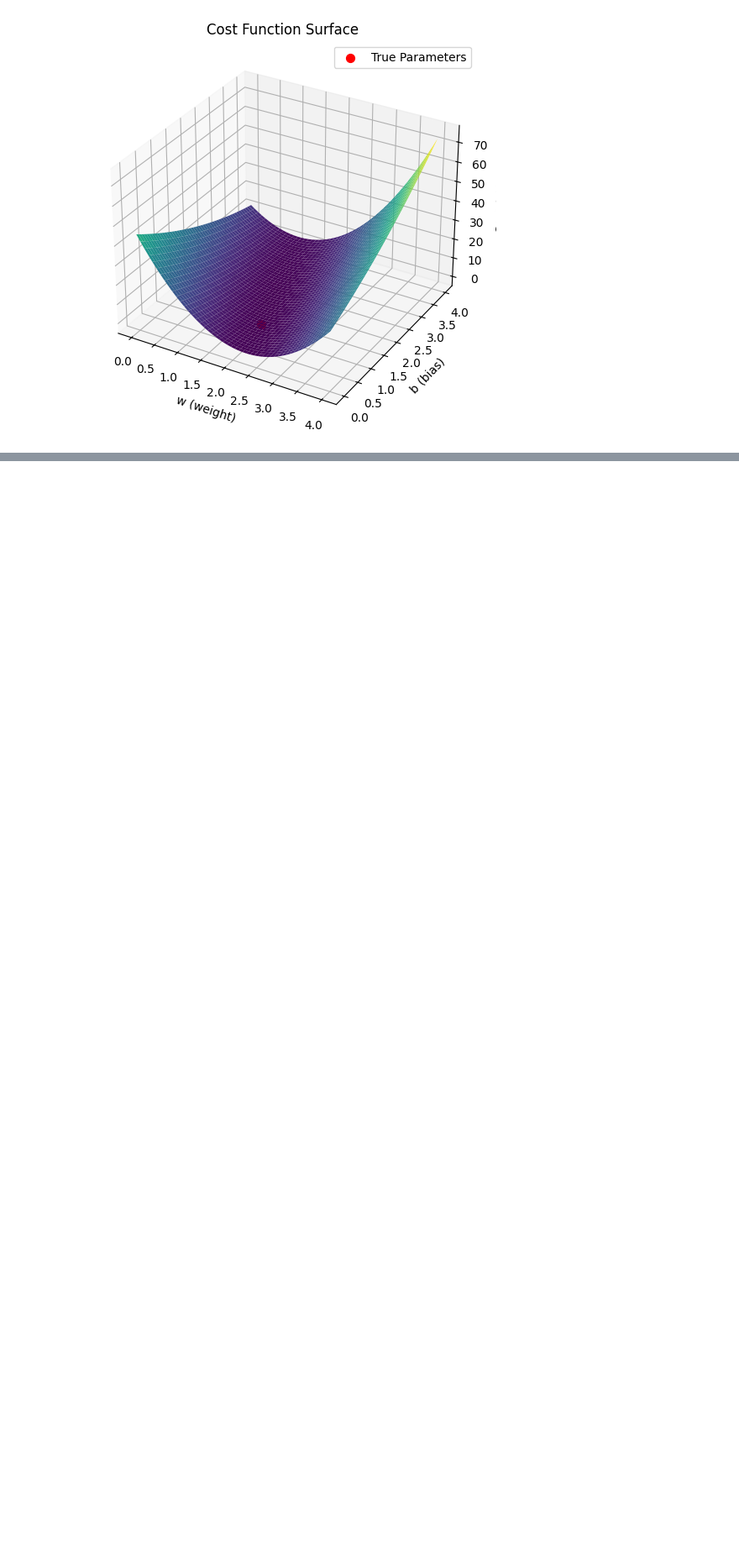
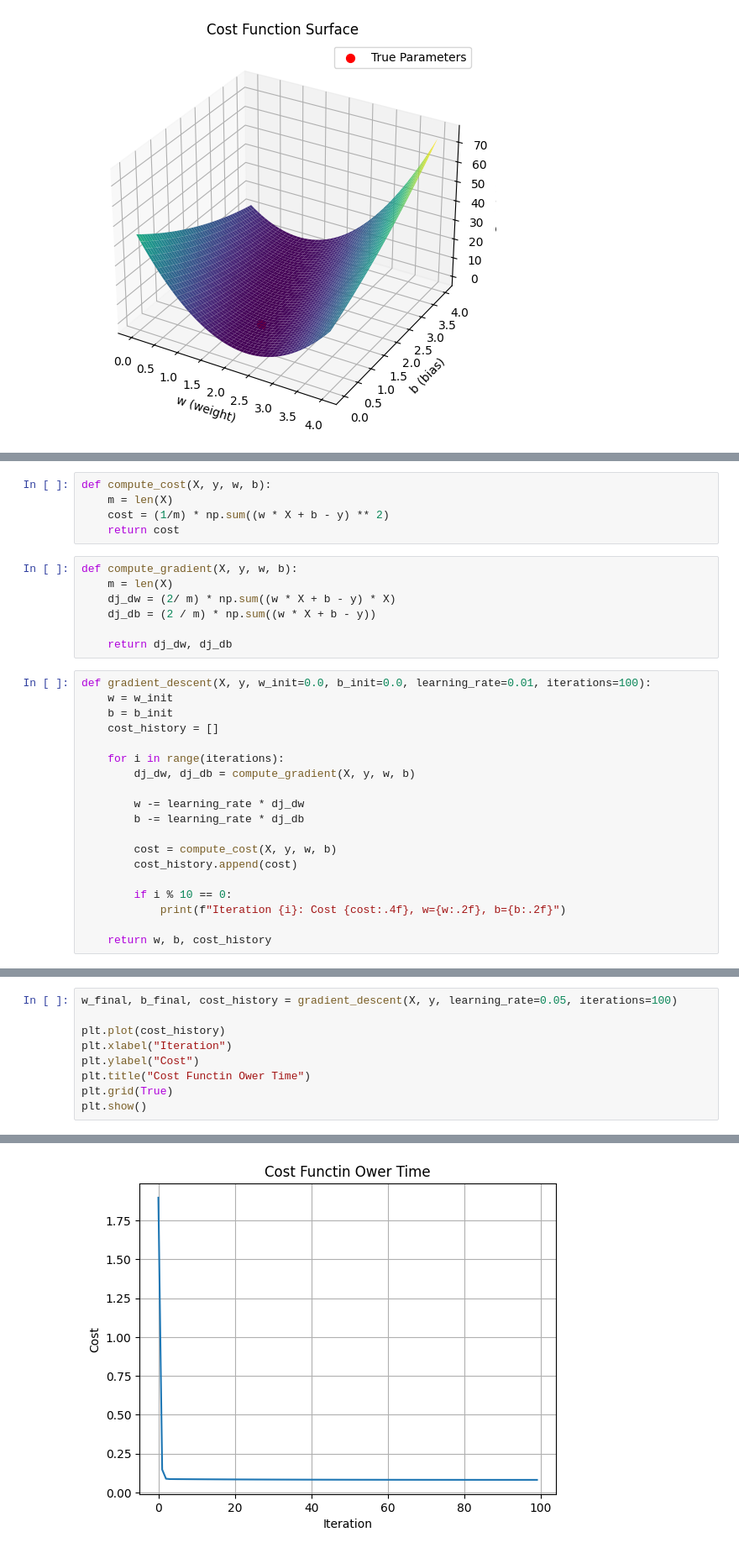
Before and after one commit to sIvanovKonstantyn/ml-marathon, a Jupyter notebook: task1/ml-course-1.ipynb, the cells around one changed output, grey strips where cells are left out. Shown: that part at 84% size. Saved outputs shown, nothing was run; the diff lists cells and outputs as text; blank space fills up the shorter version.

```diff
--- a/task1/ml-course-1.ipynb
+++ b/task1/ml-course-1.ipynb
@@ -801,0 +834,31 @@ Optional lab: Gradient descent•60 minutes
+# %%
+def compute_cost(X, y, w, b):
+    m = len(X)
+    cost = (1/m) * np.sum((w * X + b - y) ** 2)
+    return cost
+# %%
+def compute_gradient(X, y, w, b):
+    m = len(X)
+    dj_dw = (2/ m) * np.sum((w * X + b - y) * X)
+    dj_db = (2 / m) * np.sum((w * X + b - y))
+
+    return dj_dw, dj_db
+# %%
+def gradient_descent(X, y, w_init=0.0, b_init=0.0, learning_rate=0.01, iterations=100):
+    w = w_init
+    b = b_init
+    cost_history = []
+
+    for i in range(iterations):
+        dj_dw, dj_db = compute_gradient(X, y, w, b)
+
+        w -= learning_rate * dj_dw
+        b -= learning_rate * dj_db
+
+        cost = compute_cost(X, y, w, b)
+        cost_history.append(cost)
+
+        if i % 10 == 0:
+            print(f"Iteration {i}: Cost {cost:.4f}, w={w:.2f}, b={b:.2f}")
+
+    return w, b, cost_history
@@ -801,0 +869,10 @@ Optional lab: Gradient descent•60 minutes
+# %%
+w_final, b_final, cost_history = gradient_descent(X, y, learning_rate=0.05, iterations=100)
+
+plt.plot(cost_history)
+plt.xlabel("Iteration")
+plt.ylabel("Cost")
+plt.title("Cost Functin Ower Time")
+plt.grid(True)
+plt.show()
+# %% [output]
@@ -801,0 +889 @@ Optional lab: Gradient descent•60 minutes
+[figure, added]
```
Also changed, not shown: parts of 6 cells of this notebook.
